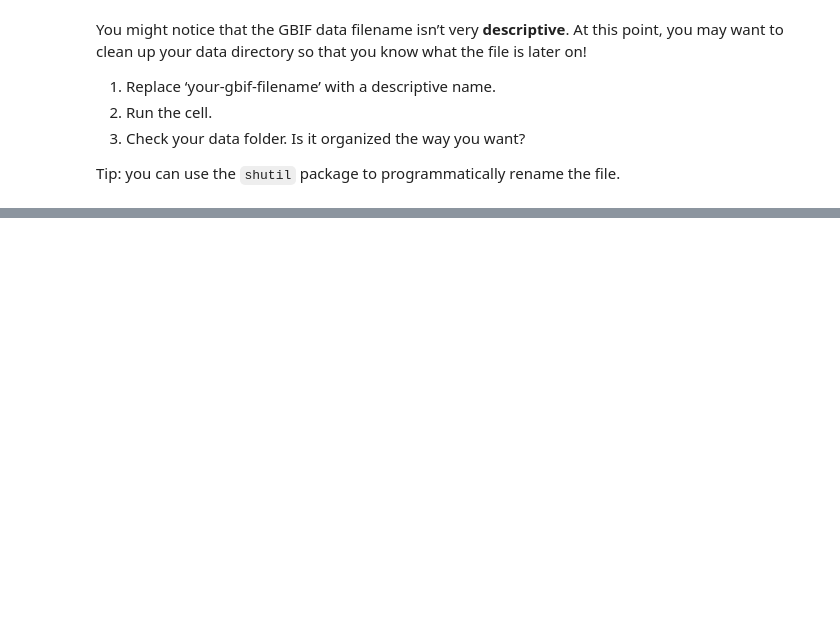
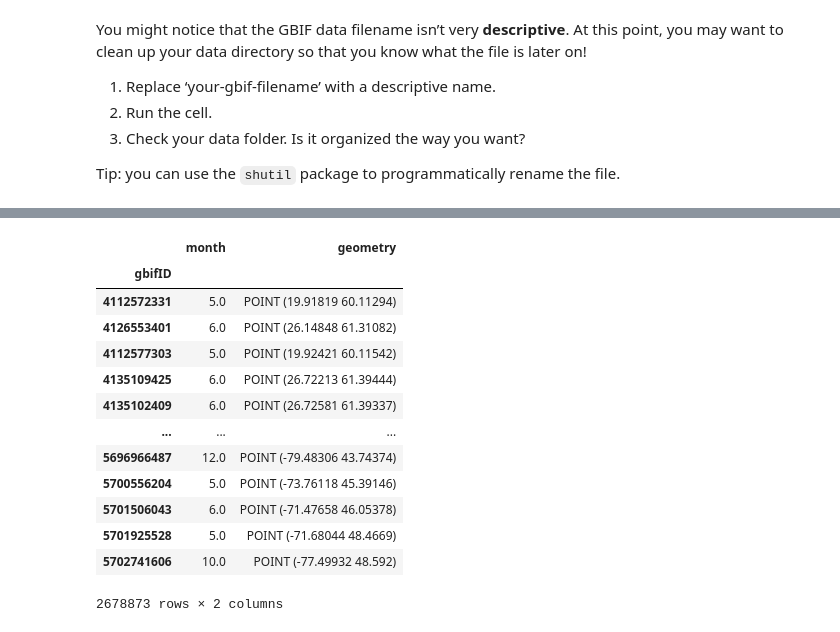
Before and after one commit to davidcwilcoxbuffs/02-migration-fall-template, a Jupyter notebook: notebooks/05-portfolio-download-gbif.ipynb, the cells around one changed output, grey strips where cells are left out. Cells and saved outputs as stored; diff of their text form; code cells hidden in the pictures; blank space fills up the shorter version.

```diff
--- a/notebooks/05-portfolio-download-gbif.ipynb
+++ b/notebooks/05-portfolio-download-gbif.ipynb
@@ -183,7 +210,35 @@ Just like you did when wrangling your data from the data subset, you’ll need t
 # %%
-### load the GBIF data
+### convert the dataframe to a geodataframe
+gbif_gdf_geese = (
+    gpd.GeoDataFrame(
+        gbif_df_geese,
 
-### convert to GeoDataFrame
+        ### set geometry for geodataframe from lat/lon of GBIF record
+        geometry = gpd.points_from_xy(
+            gbif_df_geese.decimalLongitude,
+            gbif_df_geese.decimalLatitude),
 
-### check results
-gbif_gdf.total_bounds
+        ### set the coordinate reference system
+        crs="EPSG:4326")
+
+    ### select the desired columns
+    [[ 'month', 'geometry' ]]
+)
+
+### check out the geodataframe
+gbif_gdf_geese
+# %% [output]
+|  | month | geometry |
+| gbifID |  |  |
+| 4112572331 | 5.0 | POINT (19.91819 60.11294) |
+| 4126553401 | 6.0 | POINT (26.14848 61.31082) |
+| 4112577303 | 5.0 | POINT (19.92421 60.11542) |
+| 4135109425 | 6.0 | POINT (26.72213 61.39444) |
+| 4135102409 | 6.0 | POINT (26.72581 61.39337) |
+| ... | ... | ... |
+| 5696966487 | 12.0 | POINT (-79.48306 43.74374) |
+| 5700556204 | 5.0 | POINT (-73.76118 45.39146) |
+| 5701506043 | 6.0 | POINT (-71.47658 46.05378) |
+| 5701925528 | 5.0 | POINT (-71.68044 48.4669) |
+| 5702741606 | 10.0 | POINT (-77.49932 48.592) |
+2678873 rows × 2 columns
```
Also changed, not shown: parts of 19 cells of this notebook, 4 other files.
